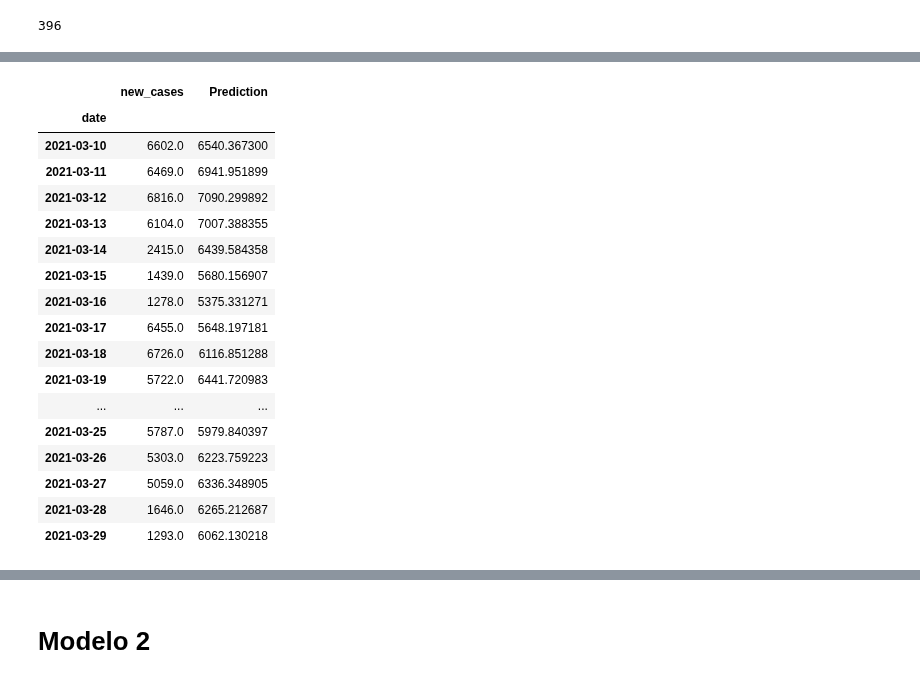
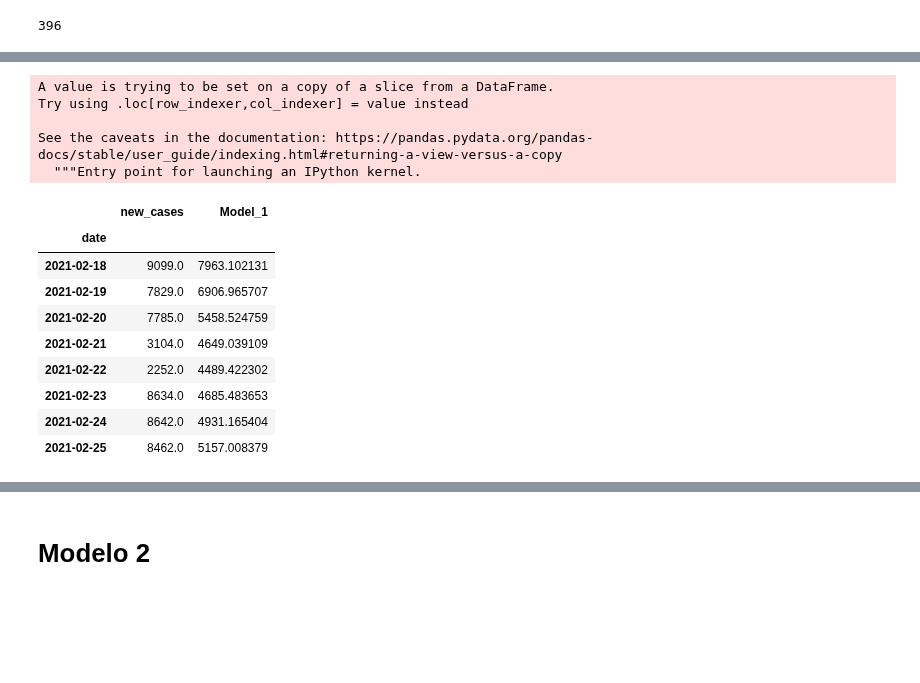
Before and after one commit to artthuro6/Covid-19, a Jupyter notebook: LSTM_COVID_19.ipynb, the cells around one changed output, grey strips where cells are left out. Drawn from its saved outputs; the diff is of its cells as text; code cells hidden in the pictures; blank space fills up the shorter version.

```diff
--- a/LSTM_COVID_19.ipynb
+++ b/LSTM_COVID_19.ipynb
@@ -458,22 +451,0 @@ test.plot(figsize=(12,8))
-# %%
-#Observacion de los test y la predicciones
-test
-# %% [output]
-|  | new_cases | Prediction |
-| date |  |  |
-| 2021-03-10 | 6602.0 | 6540.367300 |
-| 2021-03-11 | 6469.0 | 6941.951899 |
-| 2021-03-12 | 6816.0 | 7090.299892 |
-| 2021-03-13 | 6104.0 | 7007.388355 |
-| 2021-03-14 | 2415.0 | 6439.584358 |
-| 2021-03-15 | 1439.0 | 5680.156907 |
-| 2021-03-16 | 1278.0 | 5375.331271 |
-| 2021-03-17 | 6455.0 | 5648.197181 |
-| 2021-03-18 | 6726.0 | 6116.851288 |
-| 2021-03-19 | 5722.0 | 6441.720983 |
-| ... | ... | ... |
-| 2021-03-25 | 5787.0 | 5979.840397 |
-| 2021-03-26 | 5303.0 | 6223.759223 |
-| 2021-03-27 | 5059.0 | 6336.348905 |
-| 2021-03-28 | 1646.0 | 6265.212687 |
-| 2021-03-29 | 1293.0 | 6062.130218 |
@@ -479,0 +454,23 @@ test
+# %%
+test['Model_1'] = y
+# %% [output]
+A value is trying to be set on a copy of a slice from a DataFrame.
+Try using .loc[row_indexer,col_indexer] = value instead
+
+See the caveats in the documentation: https://pandas.pydata.org/pandas-docs/stable/user_guide/indexing.html#returning-a-view-versus-a-copy
+  """Entry point for launching an IPython kernel.
+# %%
+#Observando predicciones vs datos reales
+#observamos las primeras 8 filas
+test.head(8)
+# %% [output]
+|  | new_cases | Model_1 |
+| date |  |  |
+| 2021-02-18 | 9099.0 | 7963.102131 |
+| 2021-02-19 | 7829.0 | 6906.965707 |
+| 2021-02-20 | 7785.0 | 5458.524759 |
+| 2021-02-21 | 3104.0 | 4649.039109 |
+| 2021-02-22 | 2252.0 | 4489.422302 |
+| 2021-02-23 | 8634.0 | 4685.483653 |
+| 2021-02-24 | 8642.0 | 4931.165404 |
+| 2021-02-25 | 8462.0 | 5157.008379 |
```
Also changed, not shown: parts of 40 cells of this notebook.
